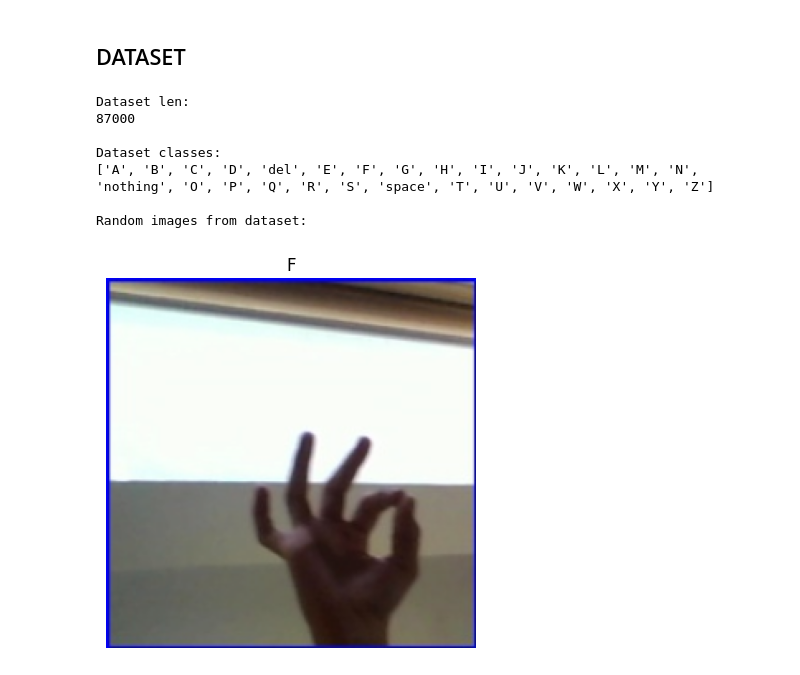
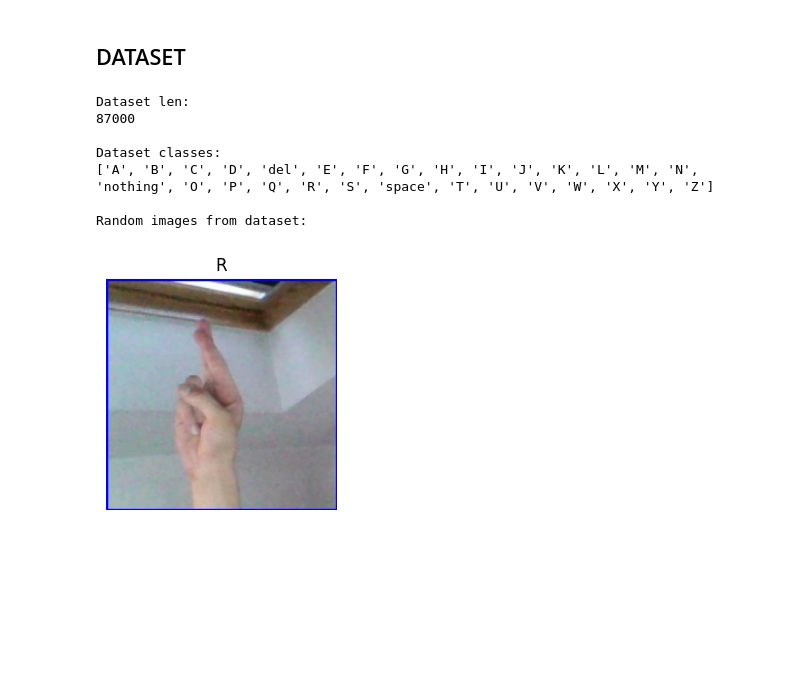
Before and after one commit to ziemmi13/DLF-sign-letters-classification, a Jupyter notebook: sign_letter_recognition_model.ipynb, the cells around one changed output. Cells and saved outputs as stored; diff of their text form; code cells hidden in the pictures; blank space fills up the shorter version.

```diff
--- a/sign_letter_recognition_model.ipynb
+++ b/sign_letter_recognition_model.ipynb
@@ -97,34 +103,35 @@ train_dataset = Dataset(root_dir="./dataset/asl_alphabet_train/",
 # %%
 # Sanity check
 print("Dataset len:")
 print(len(train_dataset))
 
 print("\nDataset classes:")
 print(train_dataset.classes)
 
 print("\nRandom images from dataset:")
 img, label = train_dataset[random.randint(0, len(train_dataset)-1)]
 image = img.permute(1, 2, 0).numpy()  # [C, H, W] -> [H, W, C]
 
 # Denormalizing (there was normalization in transform)
 mean = [0.485, 0.456, 0.406]
 std = [0.229, 0.224, 0.225]
 image = image * std + mean
 image = image.clip(0, 1)
 
+plt.figure(figsize=(3,3))
 plt.imshow(image)
 plt.axis("off")
 plt.title(label)
 plt.show()
 # %% [output]
 Dataset len:
 87000
 
 Dataset classes:
 ['A', 'B', 'C', 'D', 'del', 'E', 'F', 'G', 'H', 'I', 'J', 'K', 'L', 'M', 'N', 'nothing', 'O', 'P', 'Q', 'R', 'S', 'space', 'T', 'U', 'V', 'W', 'X', 'Y', 'Z']
 
 Random images from dataset:
-[figure, old version]
+[figure, new version]
 # %%
 # Train dataset and dataloader initialization
 test_dataset = Dataset(root_dir="./dataset/asl_alphabet_test/",
```
Also changed, not shown: parts of 16 cells of this notebook.
